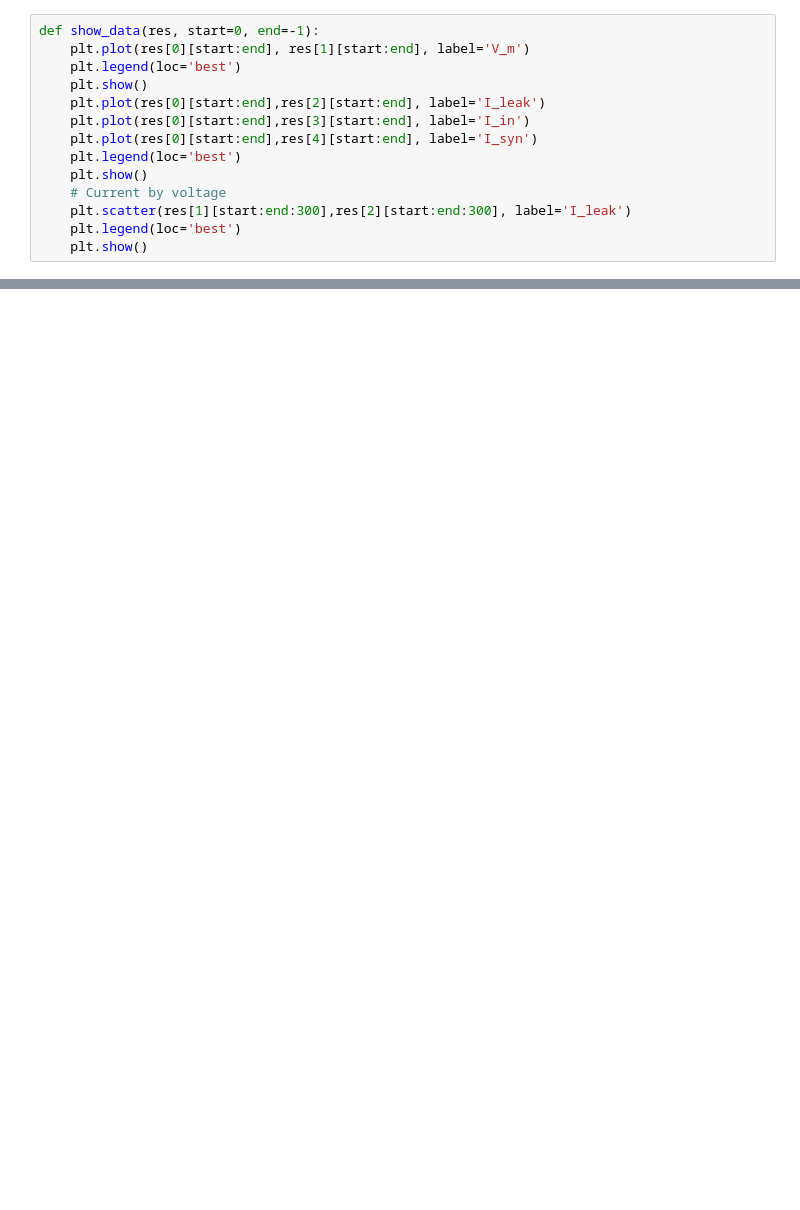
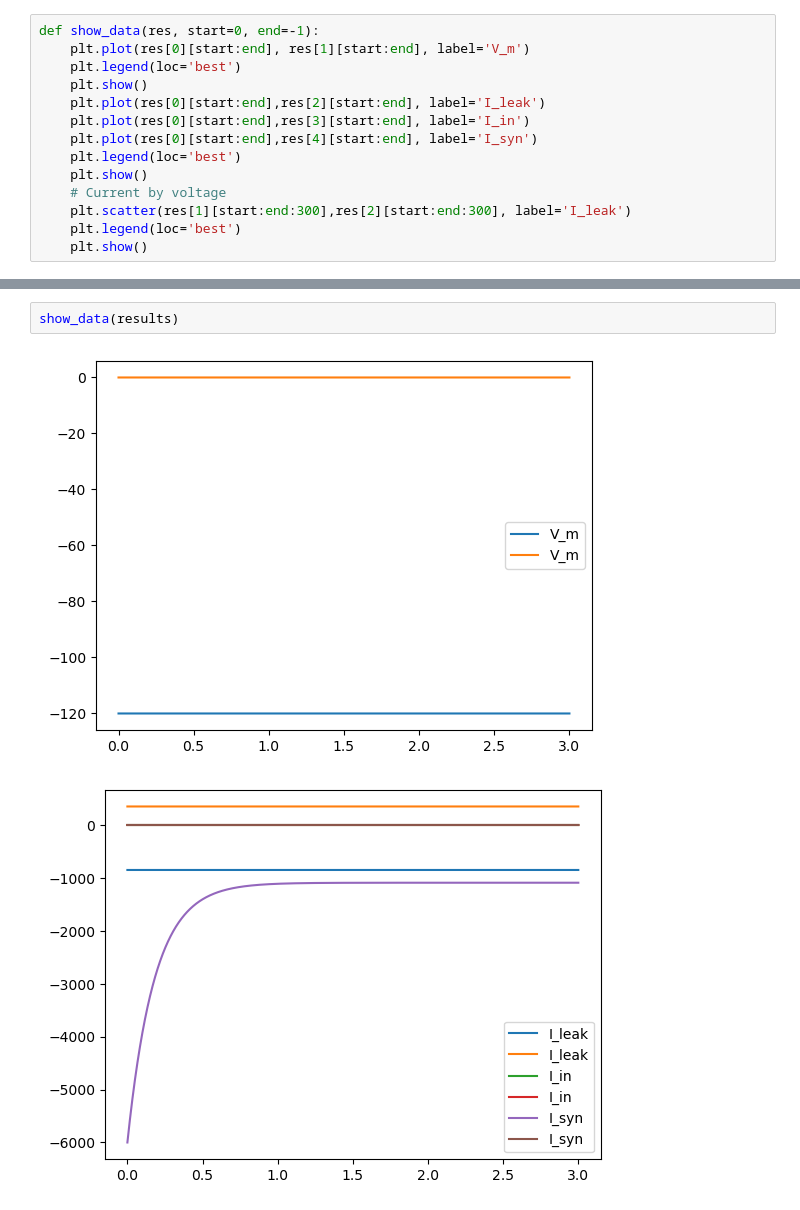
Before and after one commit to BenThrelfall/the_worm_machine, a Jupyter notebook: neuron_two.ipynb, the cells around one changed output, grey strips where cells are left out. Cells and saved outputs as stored; diff of their text form; blank space fills up the shorter version.

```diff
--- a/neuron_two.ipynb
+++ b/neuron_two.ipynb
@@ -134,0 +139,5 @@ show_data(results)
+# %%
+show_data(results)
+# %% [output]
+[figure, added]
+[figure, added]
```
Also changed, not shown: parts of 5 cells of this notebook.
